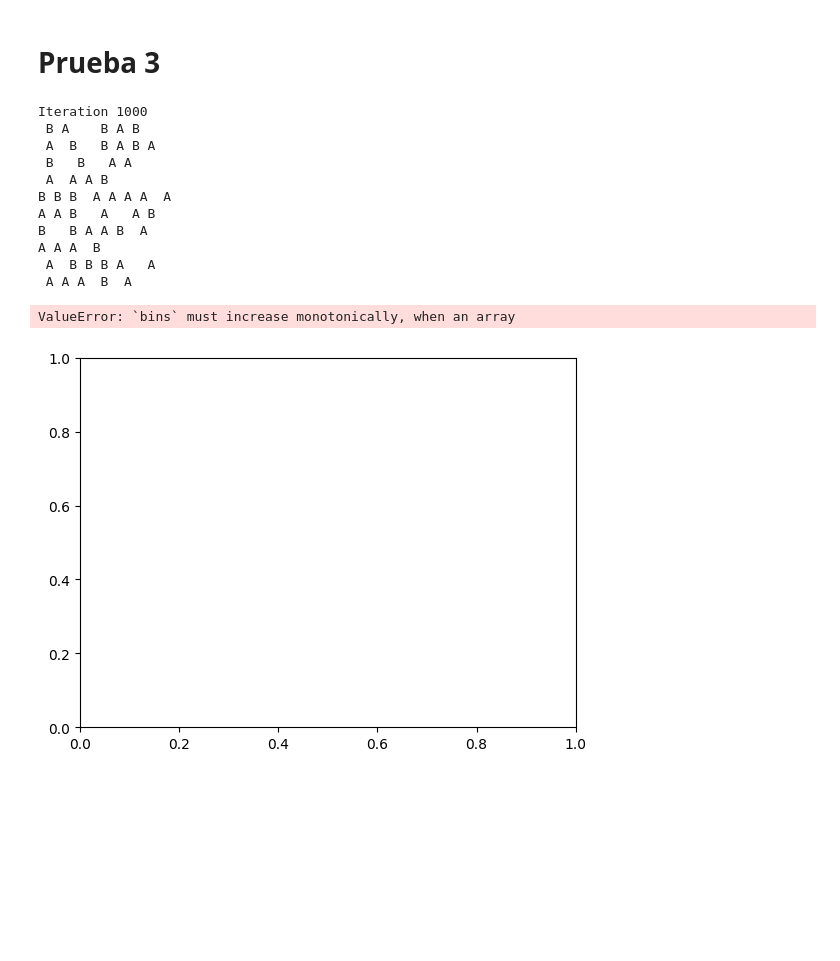
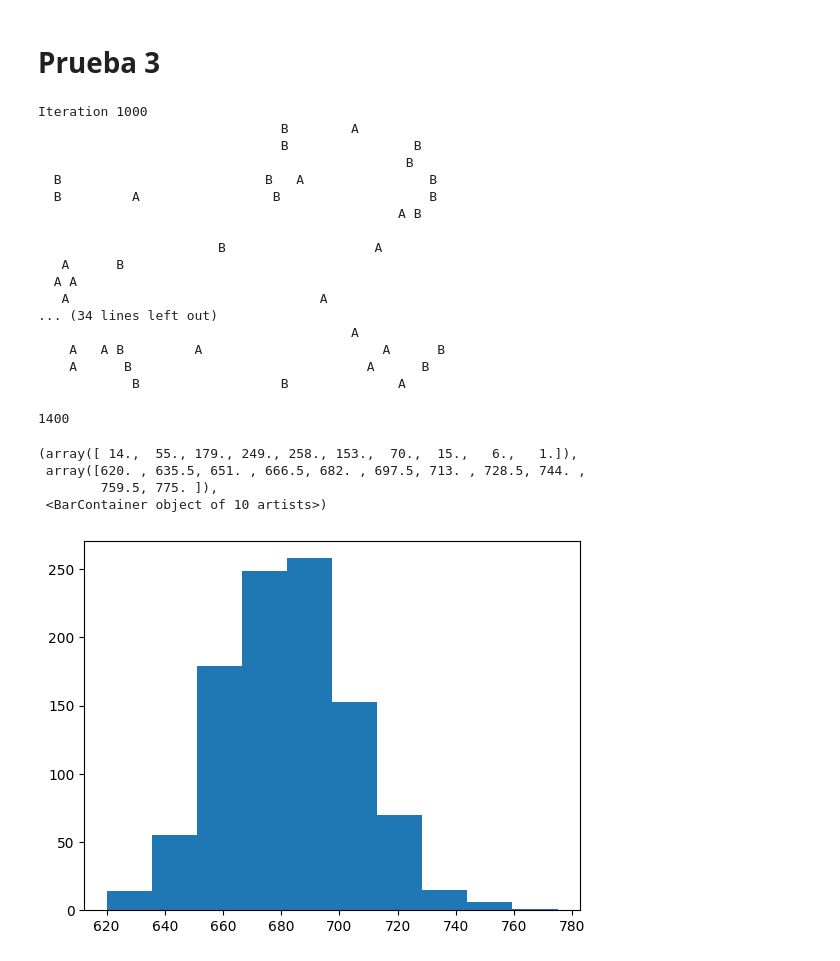
Before and after one commit to jfelixrojas/Seguimiento_2_FCI2024, a Jupyter notebook: prueba.ipynb, the cells around one changed output. Drawn from its saved outputs; the diff is of its cells as text; code cells hidden in the pictures; blank space fills up the shorter version.

```diff
--- a/prueba.ipynb
+++ b/prueba.ipynb
@@ -57,13 +58,7 @@ def process_life(board):
             # Calculate the number of neighbors for species A and B separately
             num_neighborsA = count_neighbors(board, x, y, species='A')
             num_neighborsB = count_neighbors(board, x, y, species='B')
-            count_A = 0
-            count_B = 0
-            if board[x][y] =='A':
-                count_A +=1
 
-            elif board[x][y] =='B':
-                count_B +=1
             # Check if the cell is alive for species A and B
             is_aliveA = get(board, x, y) == 1  # Species A
             is_aliveB = get(board, x, y) == 2  # Species B
@@ -98,50 +93,65 @@ def process_life(board):
             elif num_neighborsB == 3 and num_neighborsA <= 2 and not is_aliveB:
                 assign(next_board, x, y, 2)
 
-    return next_board, count_A, count_B
+    return next_board
 # %%
 def draw_board(board):
     res = ''
     for row in board:
         for col in row:
-            if col == 'A':
+            if col == 1:
                 res += 'A '
-            elif col == 'B':
+            elif col == 2:
                 res += 'B '
             else:
                 res += ' '
         res += '\n'
     return res
 
-board = new_board(10, 10)
+board = new_board(50, 50)
 
 NUM_ITERATIONS = 1000
-NA = np.zeros(NUM_ITERATIONS)
-NB = np.zeros(NUM_ITERATIONS)
-iteration = np.zeros(NUM_ITERATIONS)
-for i in range(NUM_ITERATIONS):
-    iteration[i] = i+1
+NA = []
+NB = []
+for i in range(0,NUM_ITERATIONS):
     print('Iteration ' + str(i + 1))
-    board, NA[i],NB[i] = process_life(board)
+    board = process_life(board)
+    num_A = sum(row.count('A') for row in board)
+    num_B = sum(row.count('B') for row in board)
+    NA.append(num_A)
+    NB.append(num_B)
     res = draw_board(board)
     print(res)
     time.sleep(0.01)
     clear_output(wait=True)
 # %% [output]
 Iteration 1000
- B A    B A B
- A  B   B A B A
- B   B   A A
- A  A A B
-B B B  A A A A  A
-A A B   A   A B
-B   B A A B  A
-A A A  B
- A  B B B A   A
- A A A  B  A
+                               B        A
+                               B                B
+                                               B
+  B                          B   A                B
+  B         A                 B                   B
+                                              A B
+
+                       B                   A
+   A      B
+  A A
+   A                                A
+... (34 lines left out)
+                                        A
+    A   A B         A                       A      B
+    A      B                              A      B
+            B                  B              A
-# %%
-import matplotlib.pyplot as plt
-plt.hist(NA,NB)
-# %% [output]
-ValueError: `bins` must increase monotonically, when an array
-[figure, removed]
+# %%
+NT = np.sum(NA[-1])+np.sum(NB[-1])
+NT
+# %% [output]
+1400
+# %%
+plt.hist(NA)
+# %% [output]
+(array([ 14.,  55., 179., 249., 258., 153.,  70.,  15.,   6.,   1.]),
+ array([620. , 635.5, 651. , 666.5, 682. , 697.5, 713. , 728.5, 744. ,
+        759.5, 775. ]),
+ <BarContainer object of 10 artists>)
+[figure, added]
```
Also changed, not shown: parts of 4 cells of this notebook.
